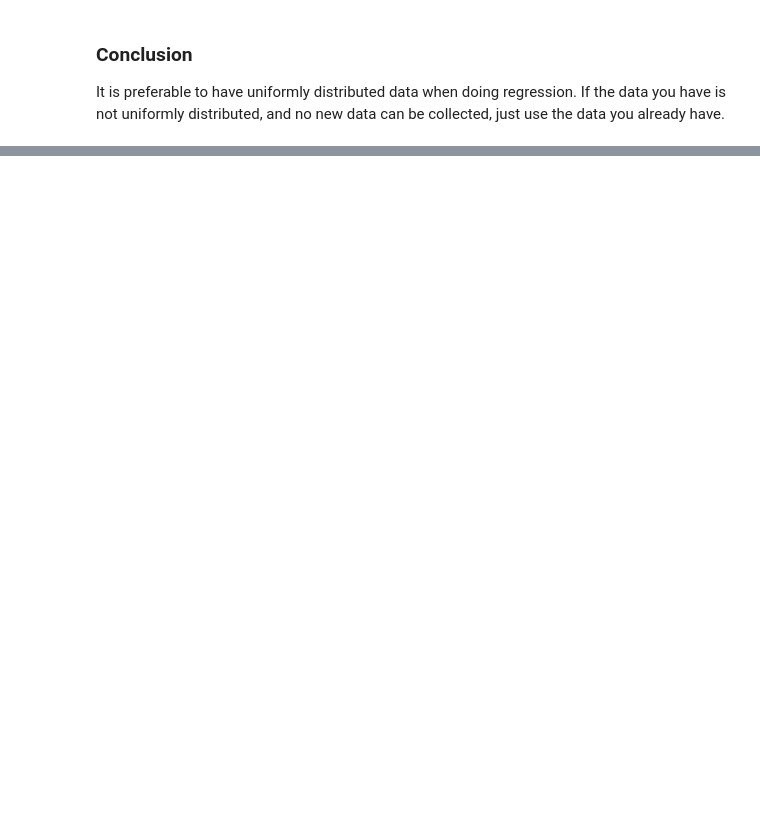
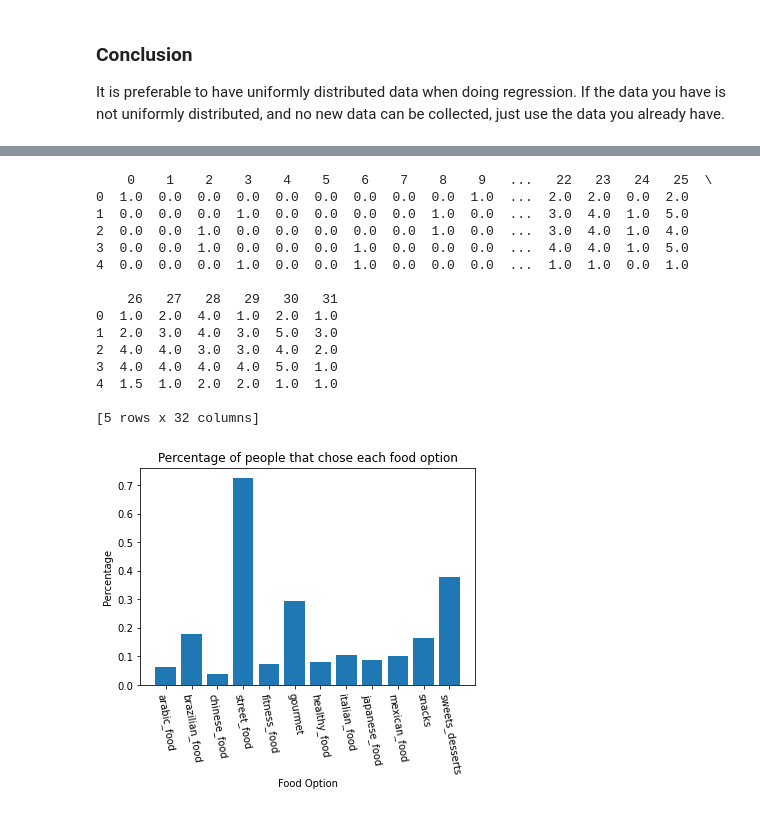
Before and after one commit to OlivierDelattre/SFoML_project, a Jupyter notebook: project.ipynb, the cells around one changed output, grey strips where cells are left out. Cells and saved outputs as stored; diff of their text form; code cells hidden in the pictures; blank space fills up the shorter version.

```diff
--- a/project.ipynb
+++ b/project.ipynb
@@ -631,0 +686,69 @@ It is preferable to have uniformly distributed data when doing regression. If th
+# %%
+# From https://www.uco.es/kdis/mllresources/#FoodtruckDesc
+from scipy.io import arff
+from sklearn.model_selection import train_test_split
+from sklearn.utils.multiclass import type_of_target
+
+foodtruck_data = arff.loadarff('foodtruck/foodtruck.arff')
+df = pd.DataFrame(foodtruck_data[0])
+all_labels = ['arabic_food', 'brazilian_food', 'chinese_food', 'street_food', 'fitness_food', 'gourmet', 'healthy_food', 'italian_food', 'japanese_food', 'mexican_food', 'snacks', 'sweets_desserts']
+labels = all_labels
+all_features = list(set(df.columns).difference(all_labels))
+features = all_features
+
+# --- Map labels to different datatype ---
+for label in all_labels:
+    df[label] = df[label].astype(int)
+
+for attribute in ["time", "motivation", "gender", "marital.status"]:
+    df[attribute] = df[attribute].astype(str)
+    df[attribute] = df[attribute].map(lambda s: s[2:-1])
+
+# --- Plot data imbalance ---
+fig, ax = plt.subplots(1,1)
+barplt = ax.bar(labels, [df[label].to_numpy().sum()/len(df) for label in labels])
+ax.set_xticks(range(len(labels)))
+ax.set_xticklabels(labels, rotation=-80)
+ax.set_title("Percentage of people that chose each food option")
+ax.set_xlabel("Food Option")
+ax.set_ylabel("Percentage")
+
+#X = X.drop(["time", "motivation", "taste", "hygiene", "menu", "presentation", "attendance", "ingredients", "place.to.sit", "takeaway", "variation", "stop.strucks", "schedule"], axis=1)
+#print(type_of_target(Y))
+
+# --- Preprocessing ---
+X = df[features]
+Y = df[labels]
+
+from sklearn.compose import ColumnTransformer
+from sklearn.preprocessing import OneHotEncoder
+
+categorical_attributes = ['time', 'motivation', 'gender', 'marital.status']
+preprocessor = ColumnTransformer(
+    transformers=[('categorical', OneHotEncoder(), categorical_attributes)],
+    remainder='passthrough'
+    )
+
+X_trans = preprocessor.fit_transform(X, Y)
+Y_trans = Y
+X_train, X_test, Y_train, Y_test = train_test_split(X_trans, Y_trans, test_size=0.2, random_state=3)
+X_train = pd.DataFrame(X_train)
+Y_train = pd.DataFrame(Y_train)
+print(X_train.head())
+# %% [output]
+    0    1    2    3    4    5    6    7    8    9   ...   22   23   24   25  \
+0  1.0  0.0  0.0  0.0  0.0  0.0  0.0  0.0  0.0  1.0  ...  2.0  2.0  0.0  2.0
+1  0.0  0.0  0.0  1.0  0.0  0.0  0.0  0.0  1.0  0.0  ...  3.0  4.0  1.0  5.0
+2  0.0  0.0  1.0  0.0  0.0  0.0  0.0  0.0  1.0  0.0  ...  3.0  4.0  1.0  4.0
+3  0.0  0.0  1.0  0.0  0.0  0.0  1.0  0.0  0.0  0.0  ...  4.0  4.0  1.0  5.0
+4  0.0  0.0  0.0  1.0  0.0  0.0  1.0  0.0  0.0  0.0  ...  1.0  1.0  0.0  1.0
+
+    26   27   28   29   30   31
+0  1.0  2.0  4.0  1.0  2.0  1.0
+1  2.0  3.0  4.0  3.0  5.0  3.0
+2  4.0  4.0  3.0  3.0  4.0  2.0
+3  4.0  4.0  4.0  4.0  5.0  1.0
+4  1.5  1.0  2.0  2.0  1.0  1.0
+
+[5 rows x 32 columns]
+[figure, added]
```
Also changed, not shown: parts of 34 cells of this notebook.
